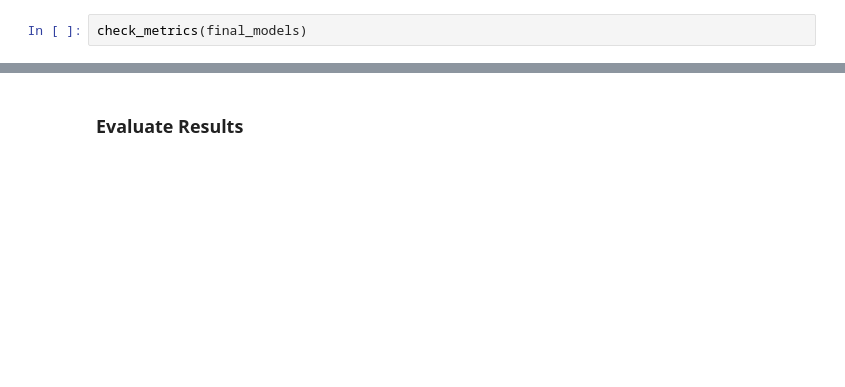
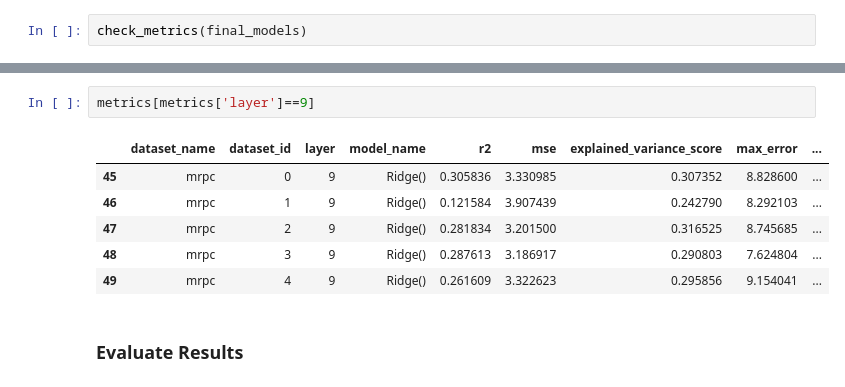
Before and after one commit to JetBrains-Research/effective-inference, a Jupyter notebook: notebooks/Pipeline_linear_metrics.ipynb, the cells around one changed output, grey strips where cells are left out. Cells and saved outputs as stored; diff of their text form; blank space fills up the shorter version.

```diff
--- a/notebooks/Pipeline_linear_metrics.ipynb
+++ b/notebooks/Pipeline_linear_metrics.ipynb
@@ -621,3 +797,12 @@ TypeError: enumerate() missing required argument 'iterable'
+# %%
+metrics[metrics['layer']==9]
+# %% [output]
+|  | dataset_name | dataset_id | layer | model_name | r2 | mse | explained_variance_score | max_error | ... |
+| 45 | mrpc | 0 | 9 | Ridge() | 0.305836 | 3.330985 | 0.307352 | 8.828600 | ... |
+| 46 | mrpc | 1 | 9 | Ridge() | 0.121584 | 3.907439 | 0.242790 | 8.292103 | ... |
+| 47 | mrpc | 2 | 9 | Ridge() | 0.281834 | 3.201500 | 0.316525 | 8.745685 | ... |
+| 48 | mrpc | 3 | 9 | Ridge() | 0.287613 | 3.186917 | 0.290803 | 7.624804 | ... |
+| 49 | mrpc | 4 | 9 | Ridge() | 0.261609 | 3.322623 | 0.295856 | 9.154041 | ... |
 # %% [markdown]
 ### Evaluate Results
 # %%
```
Also changed, not shown: parts of 15 cells of this notebook, 1 other file.
